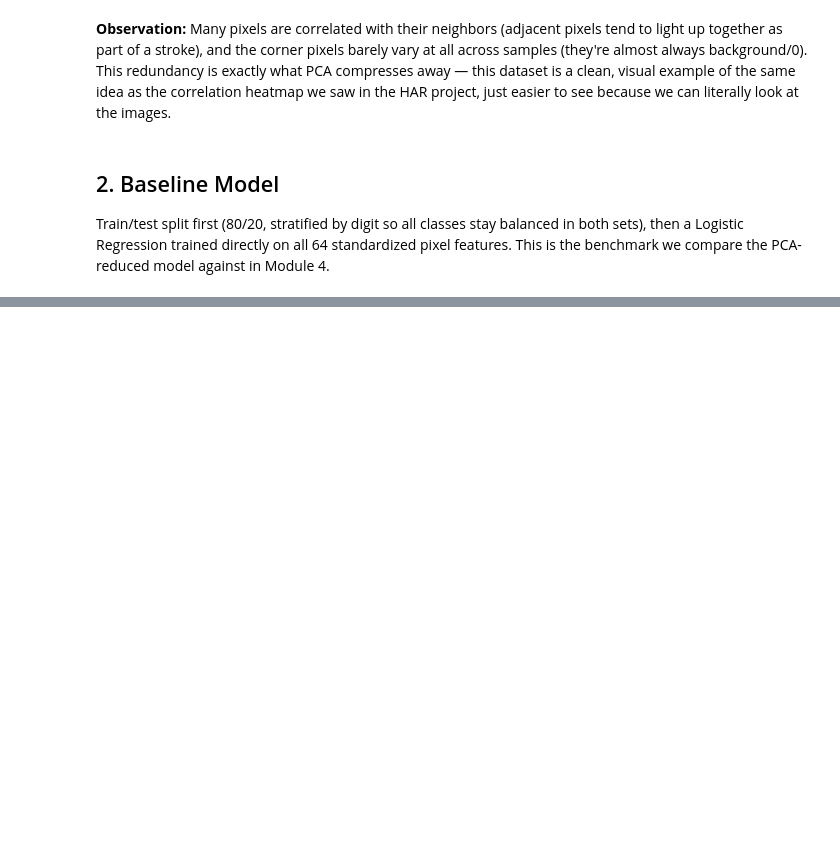
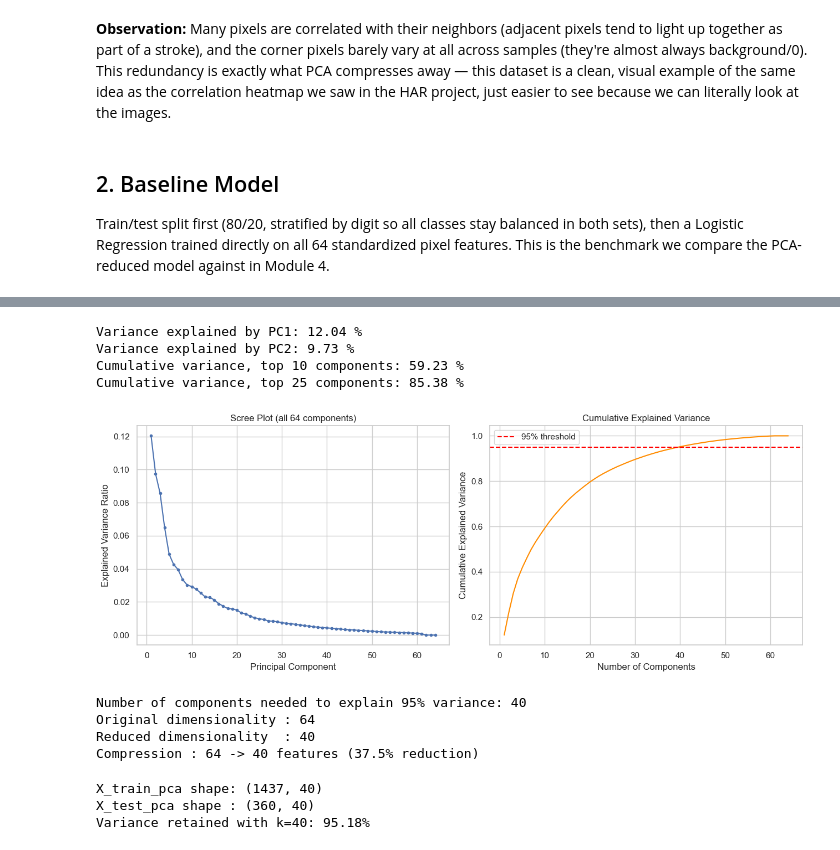
Before and after one commit to Shreyashs-dg/PCA-Digits-Dimensionality-Reduction, a Jupyter notebook: notebooks/pca_digits_recognition.ipynb, the cells around one changed output, grey strips where cells are left out. Cells and saved outputs as stored; diff of their text form; code cells hidden in the pictures; blank space fills up the shorter version.

```diff
--- a/notebooks/pca_digits_recognition.ipynb
+++ b/notebooks/pca_digits_recognition.ipynb
@@ -105,0 +178,61 @@ Train/test split first (80/20, stratified by digit so all classes stay balanced
+# %%
+pca_full = PCA(random_state=RANDOM_STATE)
+pca_full.fit(X_train_scaled)
+
+explained_var_ratio = pca_full.explained_variance_ratio_
+cumulative_var = np.cumsum(explained_var_ratio)
+
+print("Variance explained by PC1:", round(explained_var_ratio[0] * 100, 2), "%")
+print("Variance explained by PC2:", round(explained_var_ratio[1] * 100, 2), "%")
+print("Cumulative variance, top 10 components:", round(cumulative_var[9] * 100, 2), "%")
+print("Cumulative variance, top 25 components:", round(cumulative_var[24] * 100, 2), "%")
+# %% [output]
+Variance explained by PC1: 12.04 %
+Variance explained by PC2: 9.73 %
+Cumulative variance, top 10 components: 59.23 %
+Cumulative variance, top 25 components: 85.38 %
+# %%
+fig, axes = plt.subplots(1, 2, figsize=(13, 5))
+
+axes[0].plot(range(1, len(explained_var_ratio) + 1), explained_var_ratio, marker="o", markersize=3)
+axes[0].set_title("Scree Plot (all 64 components)")
+axes[0].set_xlabel("Principal Component")
+axes[0].set_ylabel("Explained Variance Ratio")
+
+axes[1].plot(range(1, len(cumulative_var) + 1), cumulative_var, color="darkorange")
+axes[1].axhline(y=0.95, color="red", linestyle="--", label="95% threshold")
+axes[1].set_title("Cumulative Explained Variance")
+axes[1].set_xlabel("Number of Components")
+axes[1].set_ylabel("Cumulative Explained Variance")
+axes[1].legend()
+
+plt.tight_layout()
+plt.savefig('../images/Scree plot_and_cumulative_explained_variance.png',dpi=100)
+plt.show()
+# %% [output]
+[figure, added]
+# %%
+target_variance = 0.95
+k = np.argmax(cumulative_var >= target_variance) + 1
+
+print(f"Number of components needed to explain {target_variance*100:.0f}% variance: {k}")
+print(f"Original dimensionality : {X_train_scaled.shape[1]}")
+print(f"Reduced dimensionality  : {k}")
+print(f"Compression : {X_train_scaled.shape[1]} -> {k} features "f"({(1 - k / X_train_scaled.shape[1]) * 100:.1f}% reduction)")
+# %% [output]
+Number of components needed to explain 95% variance: 40
+Original dimensionality : 64
+Reduced dimensionality  : 40
+Compression : 64 -> 40 features (37.5% reduction)
+# %%
+pca = PCA(n_components=k, random_state=RANDOM_STATE)
+X_train_pca = pca.fit_transform(X_train_scaled)
+X_test_pca = pca.transform(X_test_scaled)
+
+print("X_train_pca shape:", X_train_pca.shape)
+print("X_test_pca shape :", X_test_pca.shape)
+print(f"Variance retained with k={k}: {pca.explained_variance_ratio_.sum()*100:.2f}%")
+# %% [output]
+X_train_pca shape: (1437, 40)
+X_test_pca shape : (360, 40)
+Variance retained with k=40: 95.18%
```
Also changed, not shown: parts of 22 cells of this notebook, 8 other files.
